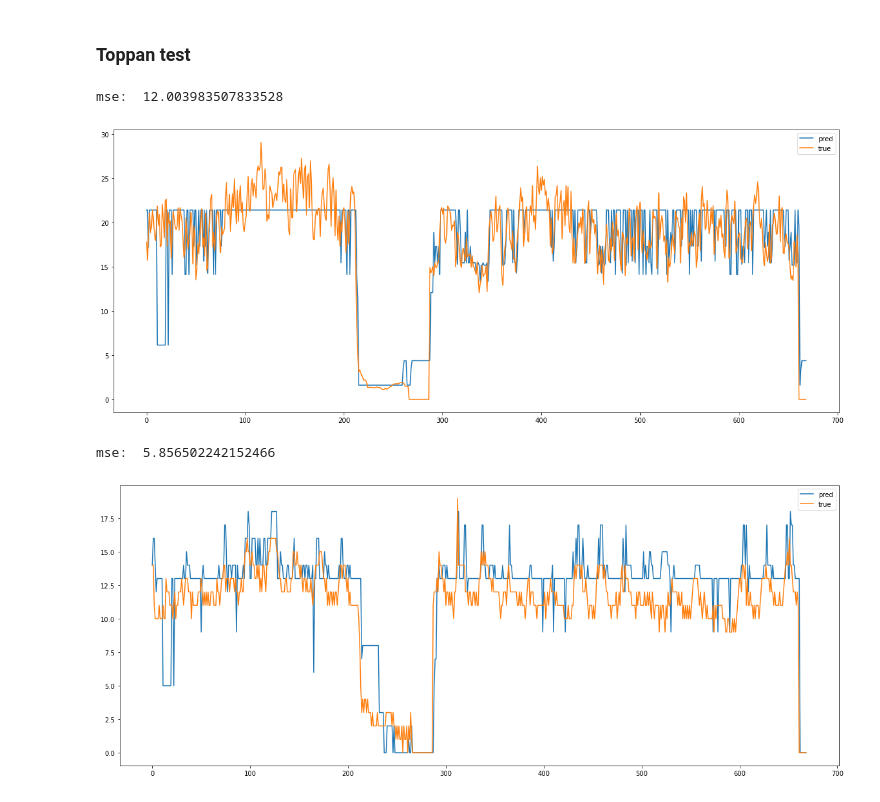
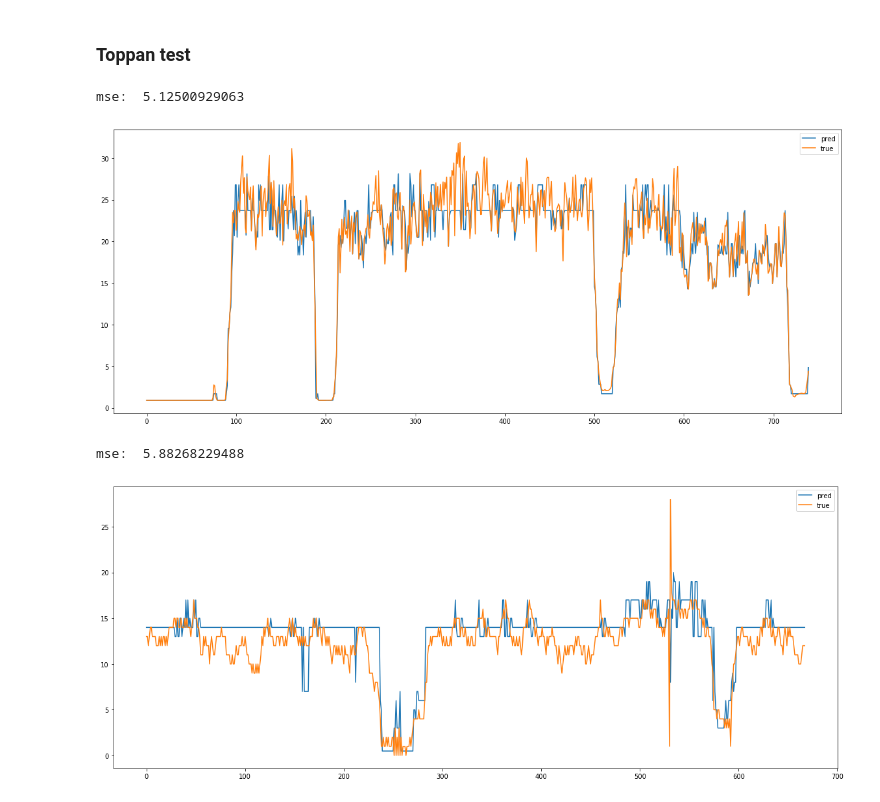
Before and after one commit to shuuchen/dsc_decision_tree, a Jupyter notebook: Test.ipynb, the cells around one changed output. Cells and saved outputs as stored; diff of their text form; code cells hidden in the pictures.

```diff
--- a/Test.ipynb
+++ b/Test.ipynb
@@ -63,6 +63,7 @@ class Tree():
         self.root = Node(data,
                          criterion=criterion,
                          leaf_poly=leaf_poly)
+        self.n_data = len(data)
         self.current_node = self.root
         self.criterion = criterion
         self.error_thres = error_thres
@@ -100,7 +101,9 @@ class Tree():
                     pass
 
                 if self.weighted:
-                    error_gain = current_error - split_error0 * split_pos / len(current_y) - split_error1 * (len(current_y) - split_pos) / len(current_y)
+
+                    error_gain = self.n_data / len(current_y) * (current_error - split_error0 * split_pos / len(current_y) \
+                                                - split_error1 * (len(current_y) - split_pos) / len(current_y))
                 else:
                     error_gain = current_error - split_error0 - split_error1
 
@@ -142,7 +145,6 @@ class Tree():
             return False
 
         current_node_y = self.current_node.data[:, -1]
-
         if len(current_node_y[current_node_y == current_node_y[0]]) == len(current_node_y):
             return False
 
@@ -195,11 +197,12 @@ class Tree():
 import os
 import pandas as pd
 
-in_dir = 'D:\\Toppan\\2017-11-20 全データ\\処理済(総量)\\vectorized_keikaku_shibata'
+in_dir = '/Users/shuchendu/Desktop/toppan/vectorized'
 files = [f for f in os.listdir(in_dir)]
 
+# train and test data
 #train_month_file, test_month_file = '201801010800.xlsx', '201802010800.xlsx'
-train_month_file, test_month_file = '201701010800.xlsx', '201802010800.xlsx'
+train_month_file, test_month_file = '201701010800_vectorized.xlsx', '201702010800_vectorized.xlsx'
 # %%
 def pred_energy(energy, train_month_file, test_month_file):
 
@@ -212,7 +215,7 @@ def pred_energy(energy, train_month_file, test_month_file):
     train_df = np.hstack((train_x, train_y))
     test_df = np.hstack((test_x, test_y))
 
-    dtr = Tree(train_df, weighted=False, error_thres=0.01, leaf_poly='linear')
+    dtr = Tree(train_df, weighted=True, error_thres=0.01, leaf_poly='linear')
     dtr.fit()
 
     pred_dtr = []
@@ -230,14 +233,14 @@ def pred_energy(energy, train_month_file, test_month_file):
 
     plt.legend()
 # %%
-pred_energy('蒸気', train_month_file, test_month_file)
+pred_energy('蒸気', train_month_file, train_month_file)
 # %% [output]
-mse:  12.003983507833528
+mse:  5.12500929063
-[figure, old version]
+[figure, new version]
 # %%
 pred_energy('冷水', train_month_file, test_month_file)
 # %% [output]
-mse:  5.856502242152466
+mse:  5.88268229488
-[figure, old version]
+[figure, new version]
 # %%
 pred_energy('電力', train_month_file, test_month_file)
```
Also changed, not shown: parts of 1 cell of this notebook, 1 other file.
